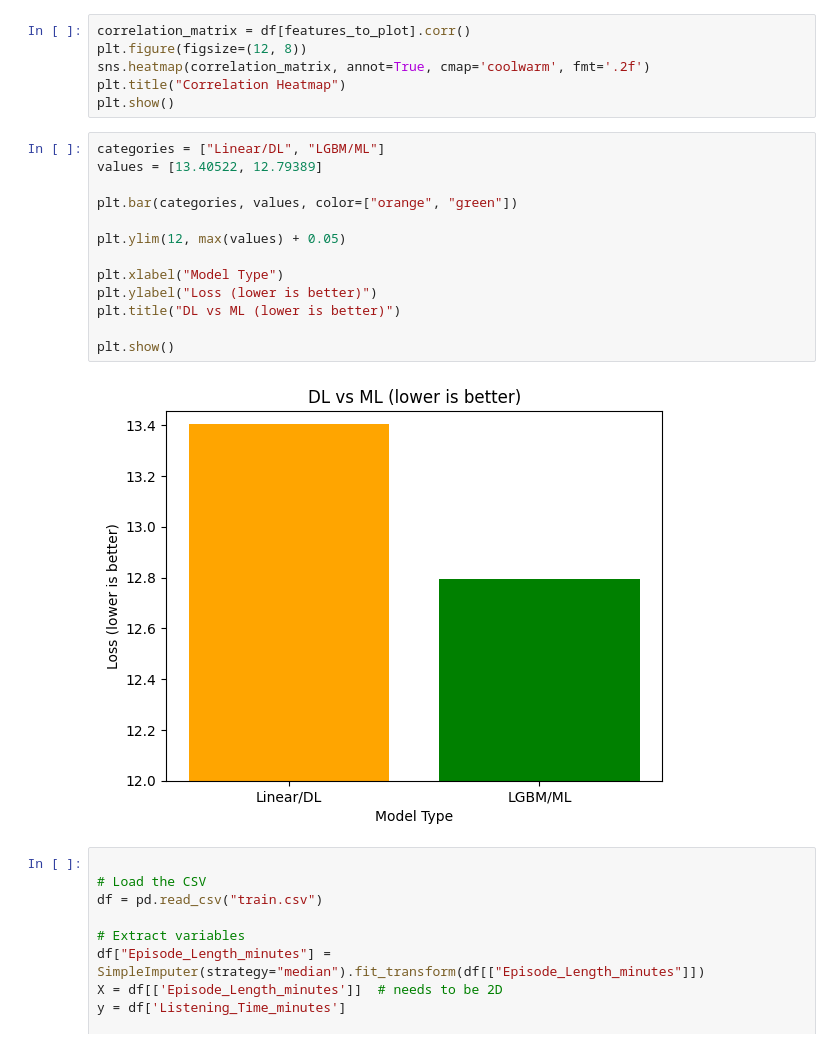
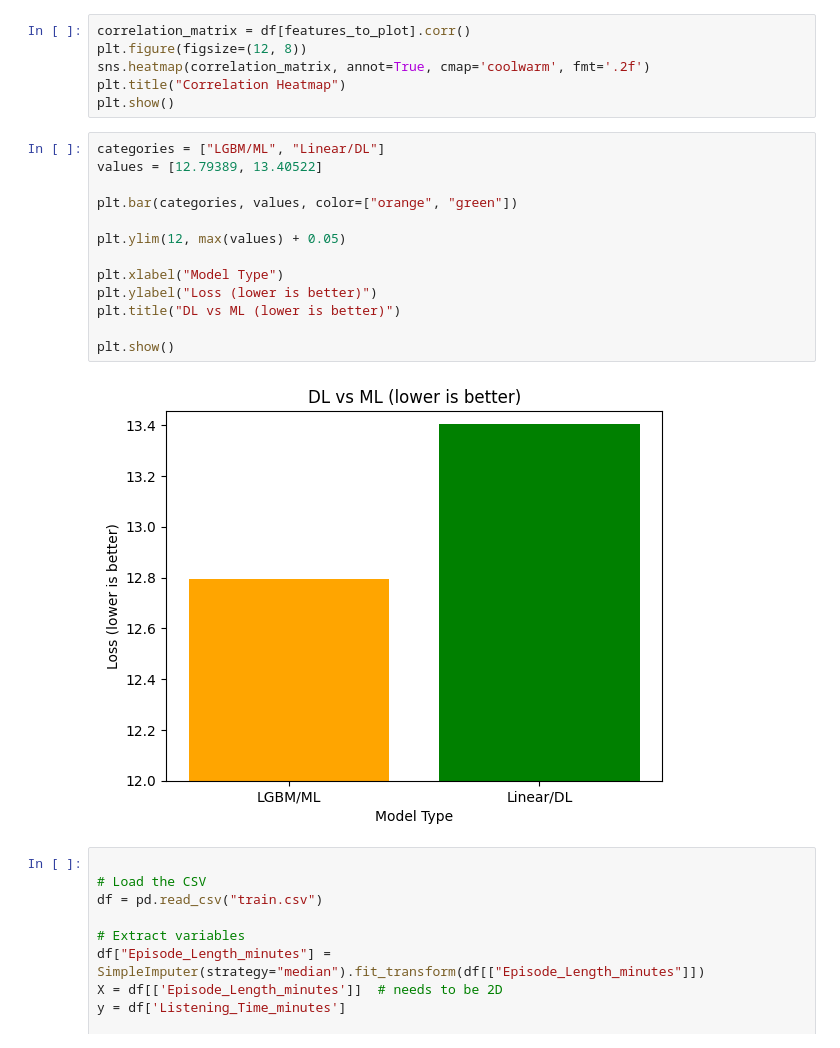
Before and after one commit to DenverDawgs18/DLFinal, a Jupyter notebook: final.ipynb, the cells around one changed output. Drawn from its saved outputs; the diff is of its cells as text.

```diff
--- a/final.ipynb
+++ b/final.ipynb
@@ -217,20 +205,20 @@ sns.heatmap(correlation_matrix, annot=True, cmap='coolwarm', fmt='.2f')
 plt.title("Correlation Heatmap")
 plt.show()
 # %%
-categories = ["Linear/DL", "LGBM/ML"]
-values = [13.40522, 12.79389]
+categories = ["LGBM/ML", "Linear/DL"]
+values = [12.79389, 13.40522]
 
 plt.bar(categories, values, color=["orange", "green"])
 
 plt.ylim(12, max(values) + 0.05)
 
 plt.xlabel("Model Type")
 plt.ylabel("Loss (lower is better)")
 plt.title("DL vs ML (lower is better)")
 
 plt.show()
 # %% [output]
-[figure, old version]
+[figure, new version]
 # %%
 
 # Load the CSV
```
Also changed, not shown: parts of 9 cells of this notebook, 2 other files.
